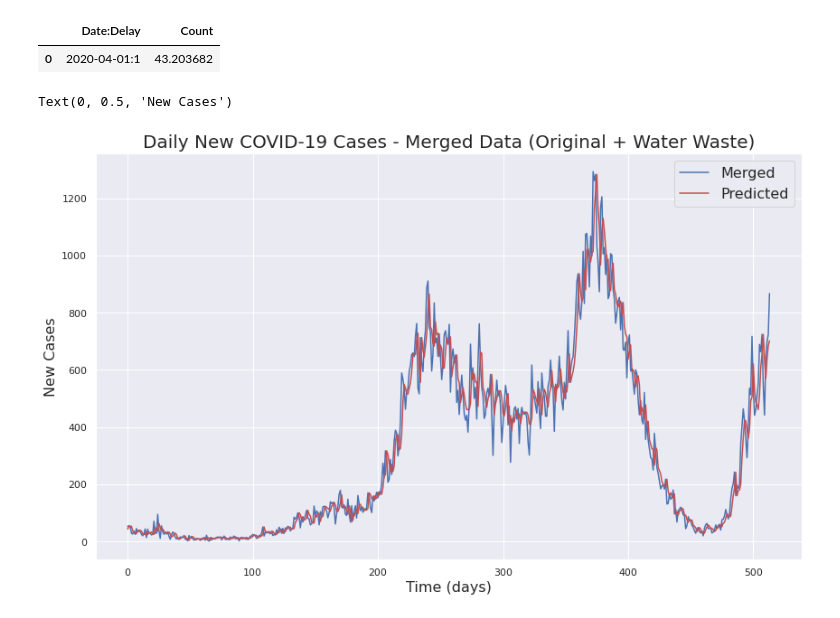
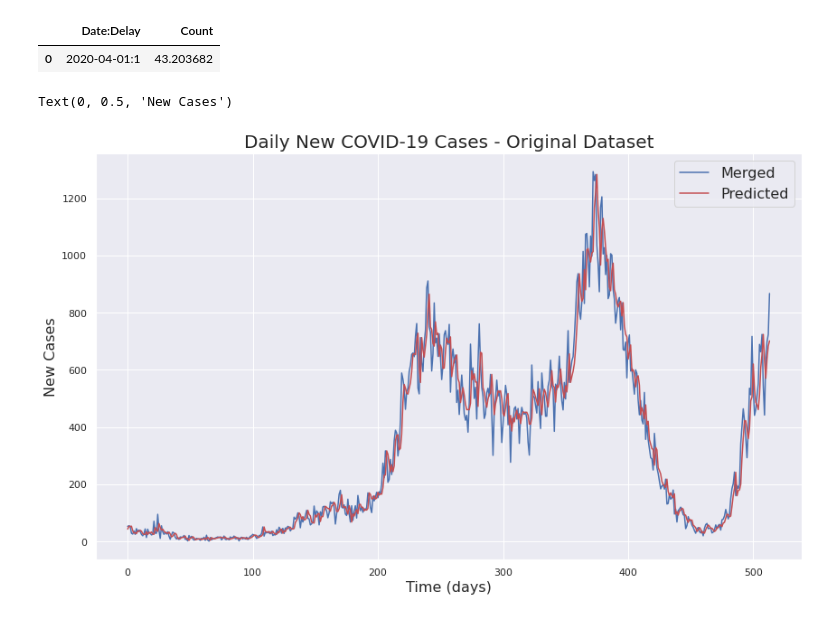
Before and after one commit to MikeZ77/STAT-440, a Jupyter notebook: wastewater/jason/workbook.ipynb, the cells around one changed output. Drawn from its saved outputs; the diff is of its cells as text; code cells hidden in the pictures.

```diff
--- a/wastewater/jason/workbook.ipynb
+++ b/wastewater/jason/workbook.ipynb
@@ -29,13 +29,13 @@ pre1.head(1)
 | 0 | 2020-04-01:1 | 43.203682 |
 # %%
 fig, ax = plt.subplots()
-sns.set(rc = {'figure.figsize':(14,8.27)})
+sns.set(rc = {'figure.figsize':(15,8.27)})
 sns.lineplot(data = ori['New cases'], ax = ax, color = 'b')#, label='merged')
 sns.lineplot(data = pre1['Count'], ax = ax, color = 'r')#, label='predicted')
-plt.title('Daily New COVID-19 Cases - Merged Data (Original + Water Waste)', fontsize = 20) # title with fontsize 20
+plt.title('Daily New COVID-19 Cases - Original Dataset', fontsize = 20) # title with fontsize 20
 plt.legend(labels = ["Merged", "Predicted"], fontsize = 16)
 plt.xlabel("Time (days)", fontsize = 16)
 plt.ylabel("New Cases", fontsize = 16)
 # %% [output]
 Text(0, 0.5, 'New Cases')
-[figure, old version]
+[figure, new version]
```
Also changed, not shown: parts of 1 cell of this notebook, 3 other files.
